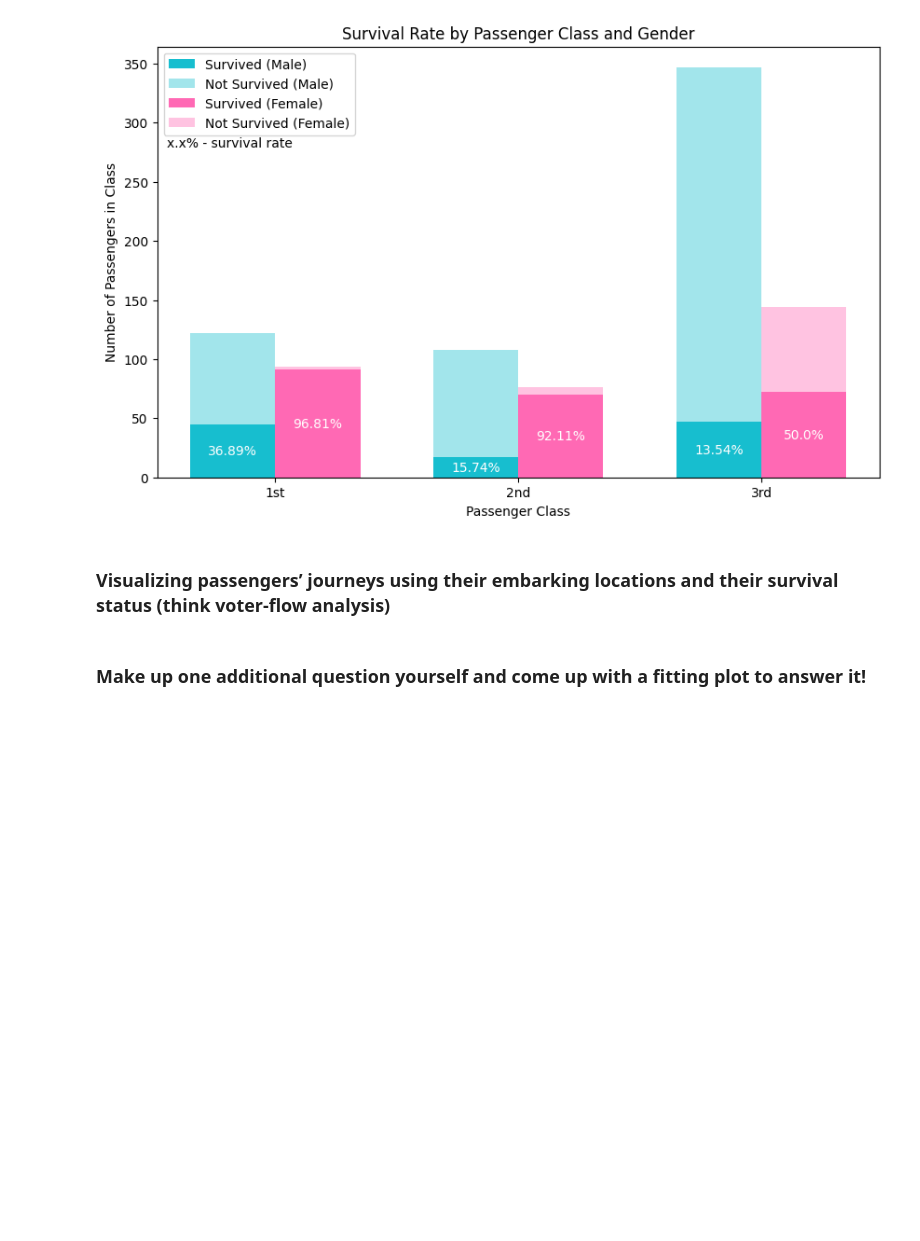
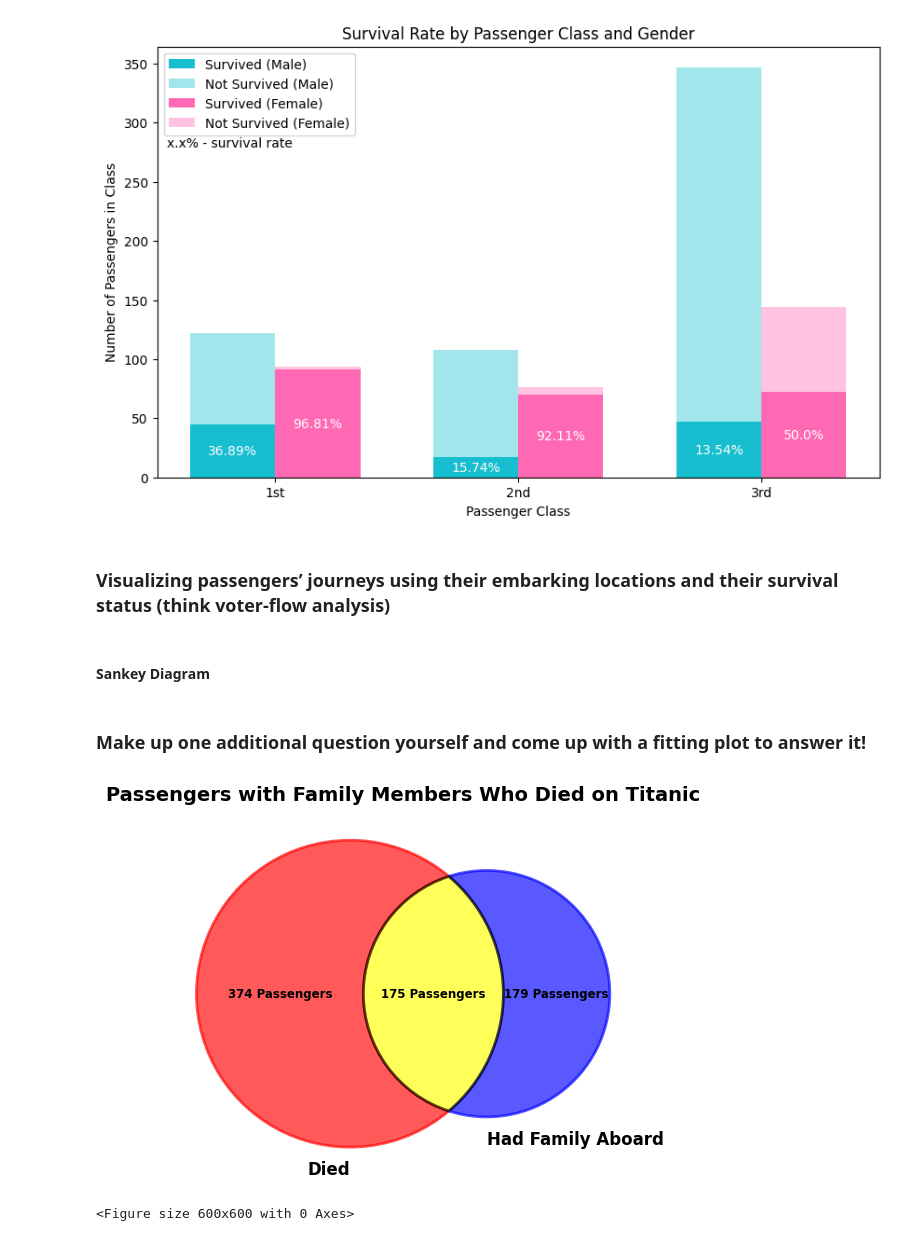
Before and after one commit to psiku/FHSalzburg-DataAnalysisWithPython, a Jupyter notebook: Lab/Lab1/Categorical_Data.ipynb, the cells around one changed output. Cells and saved outputs as stored; diff of their text form; code cells hidden in the pictures; blank space fills up the shorter version.

Commit message:
Finished sankey and venn diagrams

```diff
--- a/Lab/Lab1/Categorical_Data.ipynb
+++ b/Lab/Lab1/Categorical_Data.ipynb
@@ -225,0 +224,2 @@ create_stacked_bar_plot_split_by_gender()
+# %% [markdown]
+#### Sankey Diagram
@@ -229,0 +258,54 @@ create_stacked_bar_plot_split_by_gender()
+# %%
+# prepareing masks
+family_mask = df["Parch"] + df["SibSp"] > 0
+died_mask = df["Survived"] == 0
+
+# calculating data
+died = df[died_mask].shape[0]
+family = df[family_mask].shape[0]
+died_and_family = df[died_mask & family_mask].shape[0]
+
+# calculating the values for the diagram
+venn_died = died - died_and_family
+venn_family = family - died_and_family
+
+
+# create subsets and labels
+subset = (venn_died, venn_family, died_and_family)
+labels = ('Died', 'Had Family Aboard',)
+
+# create the venn diagram
+venn = venn2(subsets = subset, set_labels = labels)
+
+# changing the text inside the circles
+ids = ['10', '01', '11']
+for index, id in enumerate(ids):
+    venn.get_label_by_id(id).set_fontsize(8.5)
+    venn.get_label_by_id(id).set_fontweight('bold')
+    venn.get_label_by_id(id).set_text(f'{subset[index]} Passengers')
+
+
+# changing the colors of circles
+colors = ['red', 'blue', 'yellow']
+for index, color in enumerate(colors):
+    venn.get_patch_by_id(ids[index]).set_color(color)
+    venn.get_patch_by_id(ids[index]).set_edgecolor(color)
+    venn.get_patch_by_id(ids[index]).set_linewidth(2)
+    venn.get_patch_by_id(ids[index]).set_alpha(0.65)
+
+# changing the edgecolor of intersection
+venn.get_patch_by_id('11').set_edgecolor('black')
+
+# changing the font size and weight of the labels
+for label in venn.set_labels:
+    label.set_fontsize(12)
+    label.set_fontweight('bold')
+
+
+plt.title("Passengers with Family Members Who Died on Titanic", fontsize=14, fontweight='bold')
+plt.figure(figsize=(6, 6))
+
+plt.show()
+# %% [output]
+[figure, added]
+<Figure size 600x600 with 0 Axes>
```
Also changed, not shown: parts of 6 cells of this notebook.
